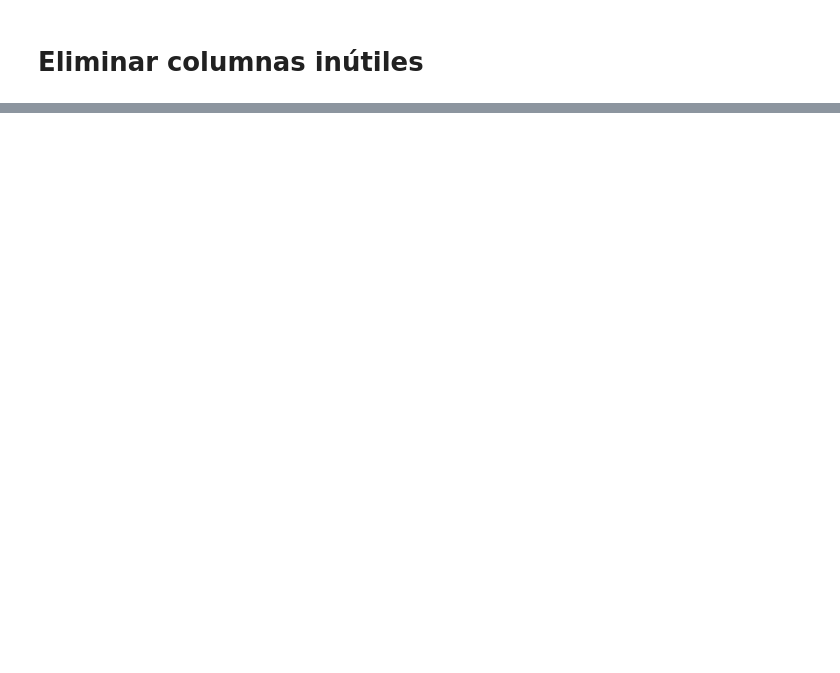
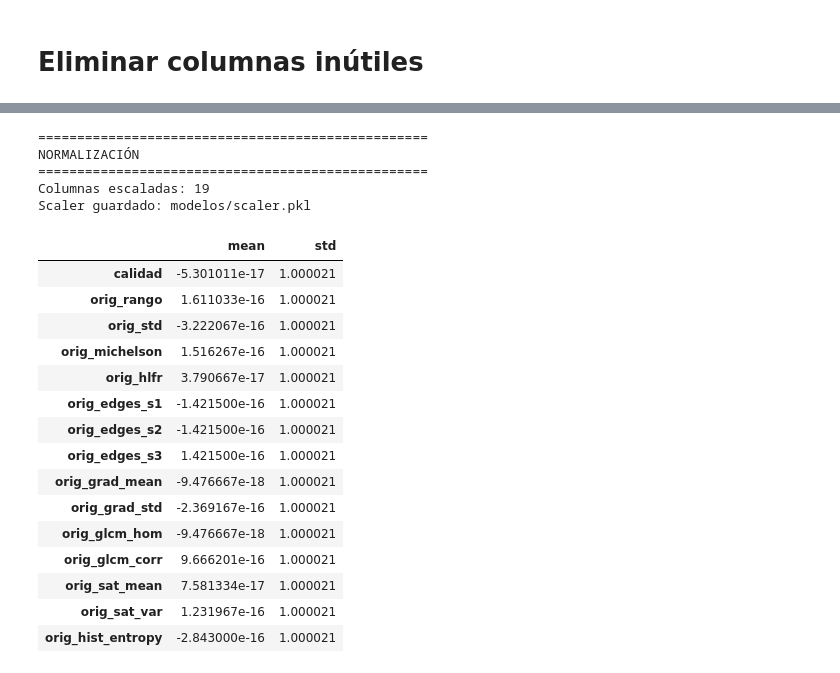
Before and after one commit to Santiago2004tt/Trabajo_Grado, a Jupyter notebook: limpiar_dataset.ipynb, the cells around one changed output, grey strips where cells are left out. Saved outputs shown, nothing was run; the diff lists cells and outputs as text; code cells hidden in the pictures; blank space fills up the shorter version.

```diff
--- a/limpiar_dataset.ipynb
+++ b/limpiar_dataset.ipynb
@@ -640,0 +924,36 @@ Features finales:
+# %%
+from sklearn.preprocessing import StandardScaler
+import joblib
+
+def normalizar_dataset(df):
+
+    df_norm = df.copy()
+
+    # No escalar target
+    # No escalar variables dummy
+
+    cols_escalar = [
+        c for c in df_norm.columns
+        if c != "combinado"
+        and not c.startswith("metodo_")
+        and not c.startswith("formato_")
+    ]
+
+    scaler = StandardScaler()
+
+    df_norm[cols_escalar] = scaler.fit_transform(
+        df_norm[cols_escalar]
+    )
+
+    joblib.dump(
+        scaler,
+        "modelos/scaler.pkl"
+    )
+
+    print("=" * 50)
+    print("NORMALIZACIÓN")
+    print("=" * 50)
+    print(f"Columnas escaladas: {len(cols_escalar)}")
+    print(f"Scaler guardado: modelos/scaler.pkl")
+
+    return df_norm, scaler
@@ -640,0 +994,28 @@ Features finales:
+# %%
+df_norm, scaler = normalizar_dataset(df_clean)
+
+df_norm.describe().T[
+    ["mean", "std"]
+].head(15)
+# %% [output]
+==================================================
+NORMALIZACIÓN
+==================================================
+Columnas escaladas: 19
+Scaler guardado: modelos/scaler.pkl
+|  | mean | std |
+| calidad | -5.301011e-17 | 1.000021 |
+| orig_rango | 1.611033e-16 | 1.000021 |
+| orig_std | -3.222067e-16 | 1.000021 |
+| orig_michelson | 1.516267e-16 | 1.000021 |
+| orig_hlfr | 3.790667e-17 | 1.000021 |
+| orig_edges_s1 | -1.421500e-16 | 1.000021 |
+| orig_edges_s2 | -1.421500e-16 | 1.000021 |
+| orig_edges_s3 | 1.421500e-16 | 1.000021 |
+| orig_grad_mean | -9.476667e-18 | 1.000021 |
+| orig_grad_std | -2.369167e-16 | 1.000021 |
+| orig_glcm_hom | -9.476667e-18 | 1.000021 |
+| orig_glcm_corr | 9.666201e-16 | 1.000021 |
+| orig_sat_mean | 7.581334e-17 | 1.000021 |
+| orig_sat_var | 1.231967e-16 | 1.000021 |
+| orig_hist_entropy | -2.843000e-16 | 1.000021 |
```
Also changed, not shown: parts of 72 cells of this notebook, 5 other files.
